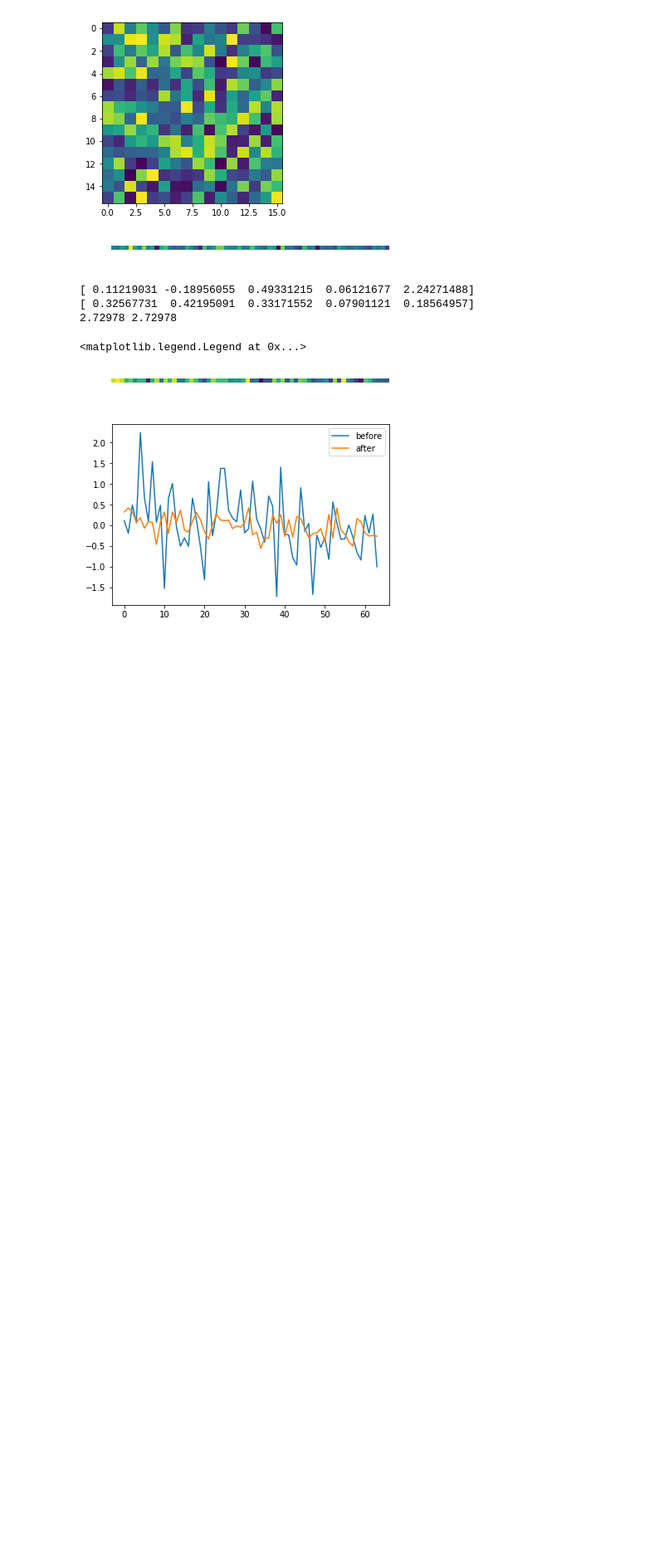
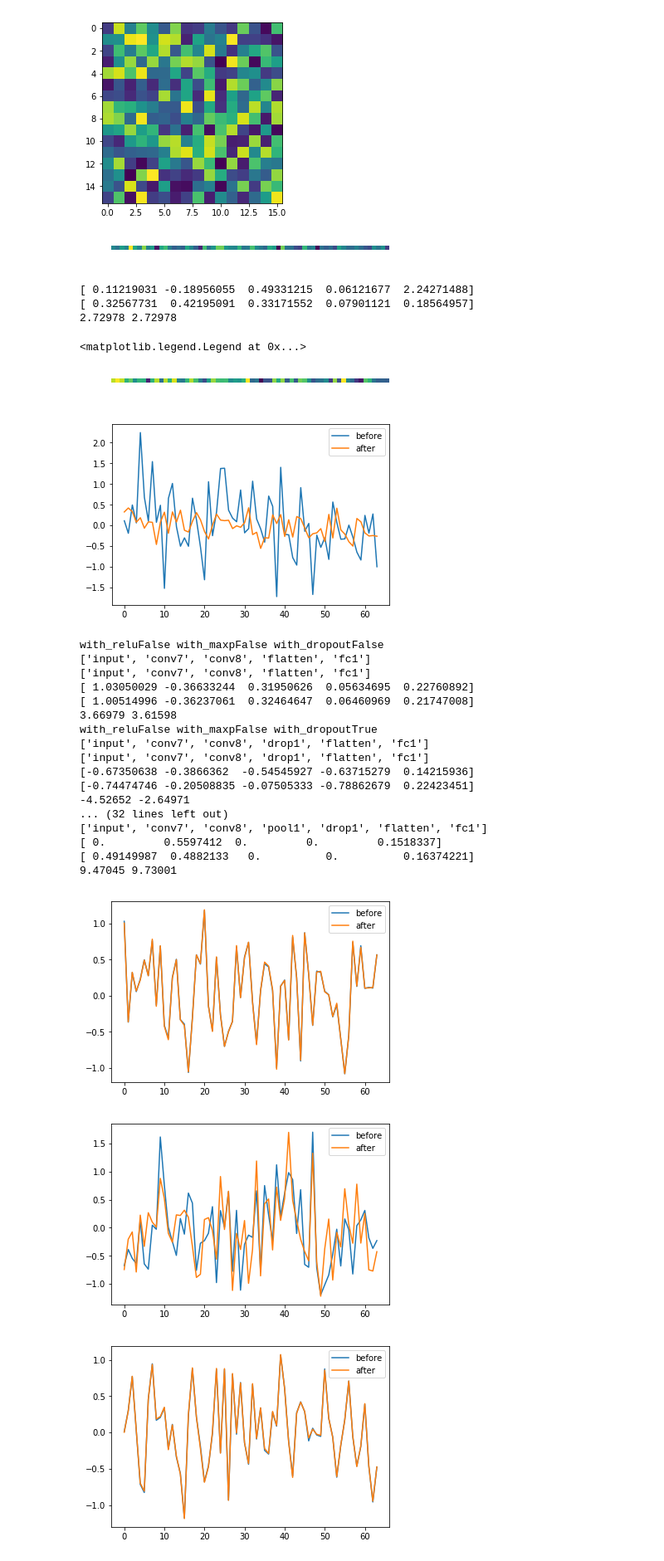
Before and after one commit to luzai/NetworkCompress, a Jupyter notebook: src/check_net2wider.ipynb, the cells around one changed output. Shown at 83% size. Cells and saved outputs as stored; diff of their text form; code cells hidden in the pictures; blank space fills up the shorter version.

Commit message:
More exp on the effect of dropout& to net2wider

```diff
--- a/src/check_net2wider.ipynb
+++ b/src/check_net2wider.ipynb
@@ -138,3 +140,72 @@ plt.legend(["before","after"])
 <matplotlib.legend.Legend at 0x...>
 [figure]
 [figure]
+# %%
+np.random.seed(1)
+for  wa_ in [False,True]:
+    for wmp_ in [False,True]:
+        for wd_ in [False,True]:
+            print "with_relu"+str(wa_),"with_maxp"+str(wmp_),"with_dropout"+str(wd_)
+            model=make_model_for_conv_conv(64,with_activation=wa_,with_max_pool=wmp_,with_dropout=wd_)
+            model2=make_model_for_conv_conv(256,with_activation=wa_,with_max_pool=wmp_,with_dropout=wd_)
+
+            print [l.name for l in model.layers]
+            print [l.name for l in model2.layers]
+
+            input_inst=np.random.random((1,)+input_shape)
+            output_inst=K.function(inputs=[model.input, K.learning_phase()], outputs=[model.output])([input_inst,1])
+            # plt.switch_backend("TkAgg")
+            # get_ipython().magic(u'matplotlib inline')
+            print output_inst[0].ravel()[:5]
+            # plt.figure()
+            # plt.imshow(input_inst[0][0])
+            # plt.figure()
+            # plt.imshow(output_inst[0])
+            # _=plt.axis("off")
+
+
+            copy_weights(student_model=model2,teacher_model=model)
+            w_conv1, b_conv1 = model.get_layer("conv7").get_weights()
+            w_conv2, b_conv2 = model.get_layer("conv8").get_weights()
+            new_w_conv1, new_b_conv1, new_w_conv2 = wider_conv2d_weight(
+                w_conv1, b_conv1, w_conv2, 256, "net2wider")
+            model2.get_layer("conv7").set_weights([new_w_conv1, new_b_conv1])
+            model2.get_layer("conv8").set_weights([new_w_conv2, b_conv2])
+
+            output_inst2=K.function(inputs=[model2.input, K.learning_phase()], outputs=[model2.output])([input_inst,1])
+            # plt.switch_backend("TkAgg")
+            # get_ipython().magic(u'matplotlib inline')
+            print output_inst2[0].ravel()[:5]
+            # plt.figure()
+            # plt.imshow(output_inst2[0])
+            # _=plt.axis("off")
+
+            print output_inst[0].sum(),output_inst2[0].sum()
+            plt.figure()
+            plt.plot(output_inst[0][0])
+            plt.plot(output_inst2[0][0])
+            plt.legend(["before","after"])
+
+            # print json.dumps(json.loads(model.to_json()),indent=2)
+            # print json.dumps(json.loads(model2.to_json()),indent=2)
+# %% [output]
+with_reluFalse with_maxpFalse with_dropoutFalse
+['input', 'conv7', 'conv8', 'flatten', 'fc1']
+['input', 'conv7', 'conv8', 'flatten', 'fc1']
+[ 1.03050029 -0.36633244  0.31950626  0.05634695  0.22760892]
+[ 1.00514996 -0.36237061  0.32464647  0.06460969  0.21747008]
+3.66979 3.61598
+with_reluFalse with_maxpFalse with_dropoutTrue
+['input', 'conv7', 'conv8', 'drop1', 'flatten', 'fc1']
+['input', 'conv7', 'conv8', 'drop1', 'flatten', 'fc1']
+[-0.67350638 -0.3866362  -0.54545927 -0.63715279  0.14215936]
+[-0.74474746 -0.20508835 -0.07505333 -0.78862679  0.22423451]
+-4.52652 -2.64971
+... (32 lines left out)
+['input', 'conv7', 'conv8', 'pool1', 'drop1', 'flatten', 'fc1']
+[ 0.         0.5597412  0.         0.         0.1518337]
+[ 0.49149987  0.4882133   0.          0.          0.16374221]
+9.47045 9.73001
+[figure, added]
+[figure, added]
+[figure, added]
```
Also changed, not shown: parts of 6 cells of this notebook, 3 other files.
